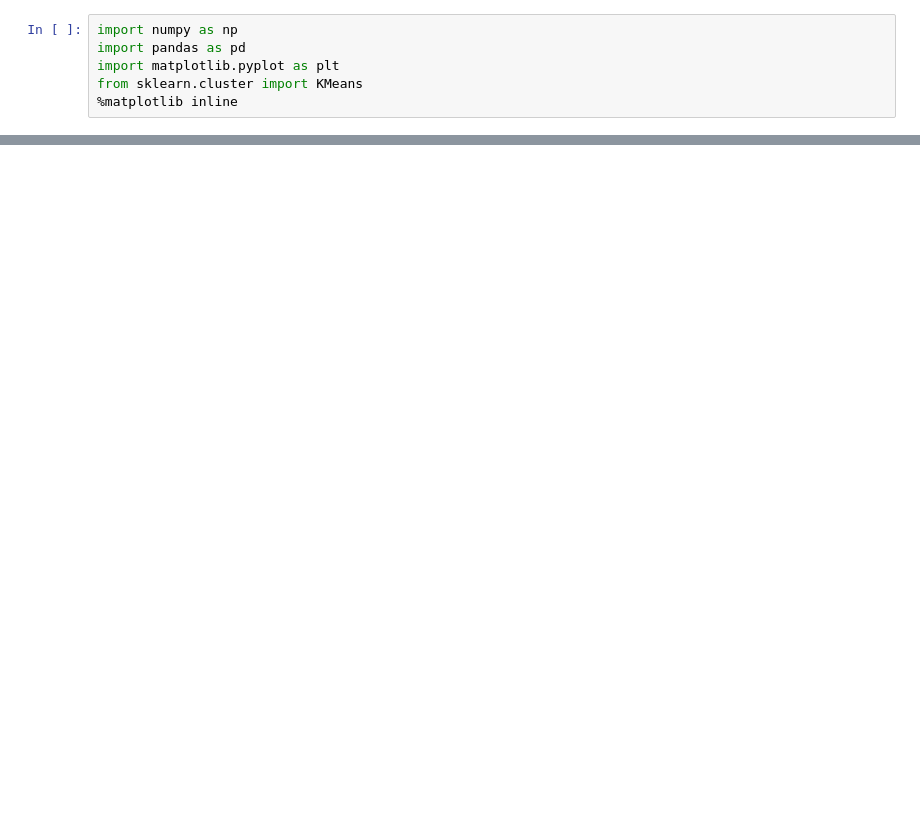
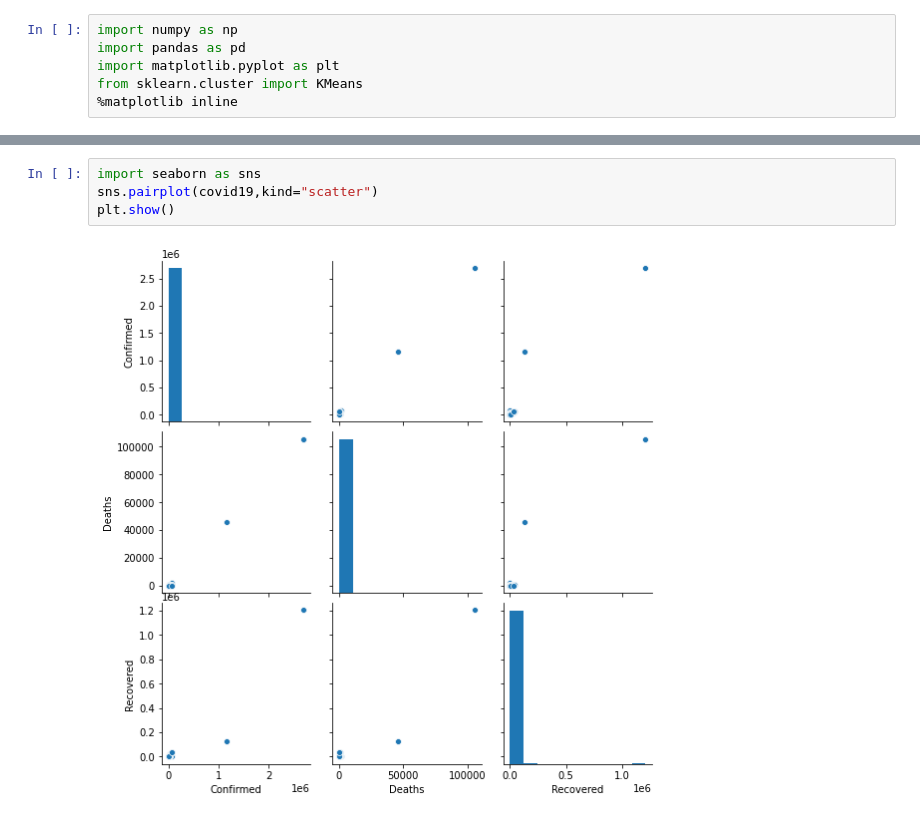
Before and after one commit to 19pa1a05c7/clustering-with-kmeans, a Jupyter notebook: copy_of_Untitled2.ipynb, the cells around one changed output, grey strips where cells are left out. Cells and saved outputs as stored; diff of their text form; blank space fills up the shorter version.

```diff
--- a/copy_of_Untitled2.ipynb
+++ b/copy_of_Untitled2.ipynb
@@ -110 +172,7 @@ array([[ 4,  0,  0],
+# %%
+import seaborn as sns
+sns.pairplot(covid19,kind="scatter")
+plt.show()
+# %% [output]
+[figure, added]
 # %%
```
Also changed, not shown: parts of 17 cells of this notebook.
